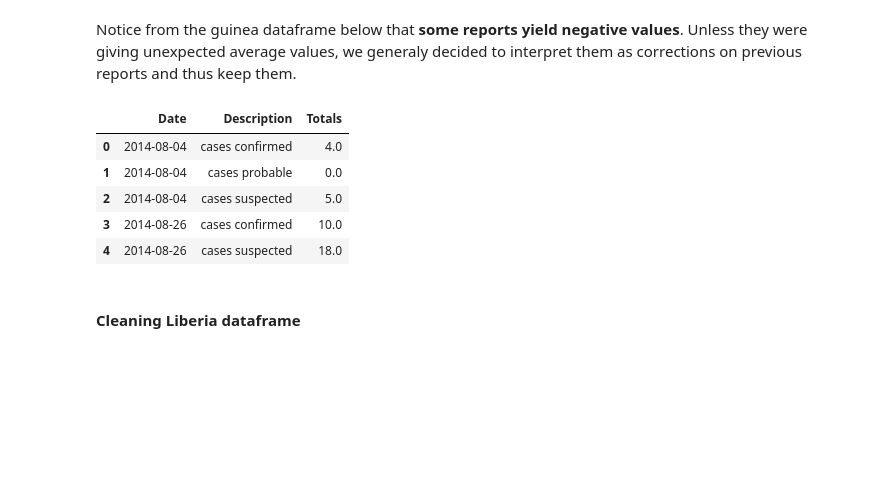
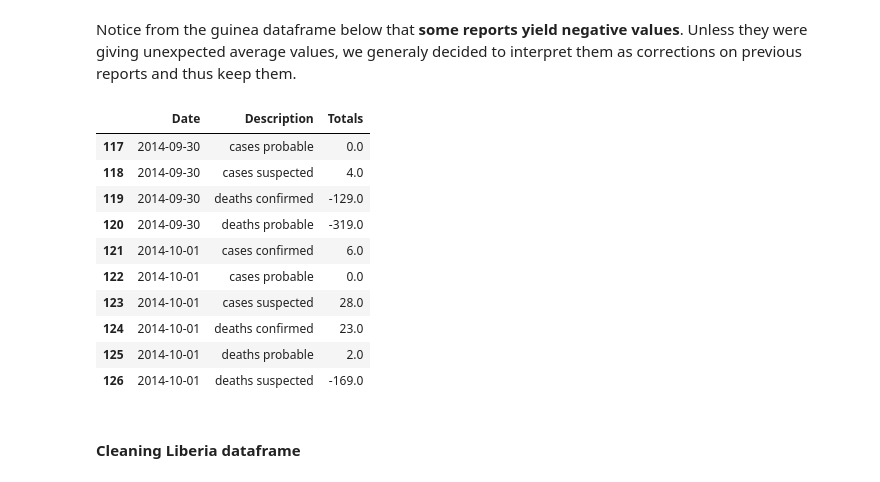
Before and after one commit to Amaumaury/ada-2017, a Jupyter notebook: Homework 1.ipynb, the cells around one changed output. Saved outputs shown, nothing was run; the diff lists cells and outputs as text; code cells hidden in the pictures; blank space fills up the shorter version.

```diff
--- a/Homework 1.ipynb
+++ b/Homework 1.ipynb
@@ -212,14 +215,19 @@ guinea_dataframe = clean_cum_guinea('deaths probable', guinea_dataframe)
 # %% [markdown]
 Notice from the guinea dataframe below that **some reports yield negative values**. Unless they were giving unexpected average values, we generaly decided to interpret them as corrections on previous reports and thus keep them.
 # %%
-guinea_dataframe.head()
+guinea_dataframe[-10:]
 # %% [output]
 |  | Date | Description | Totals |
-| 0 | 2014-08-04 | cases confirmed | 4.0 |
-| 1 | 2014-08-04 | cases probable | 0.0 |
-| 2 | 2014-08-04 | cases suspected | 5.0 |
-| 3 | 2014-08-26 | cases confirmed | 10.0 |
-| 4 | 2014-08-26 | cases suspected | 18.0 |
+| 117 | 2014-09-30 | cases probable | 0.0 |
+| 118 | 2014-09-30 | cases suspected | 4.0 |
+| 119 | 2014-09-30 | deaths confirmed | -129.0 |
+| 120 | 2014-09-30 | deaths probable | -319.0 |
+| 121 | 2014-10-01 | cases confirmed | 6.0 |
+| 122 | 2014-10-01 | cases probable | 0.0 |
+| 123 | 2014-10-01 | cases suspected | 28.0 |
+| 124 | 2014-10-01 | deaths confirmed | 23.0 |
+| 125 | 2014-10-01 | deaths probable | 2.0 |
+| 126 | 2014-10-01 | deaths suspected | -169.0 |
 # %% [markdown]
 #### Cleaning Liberia dataframe
 # %%
```
Also changed, not shown: parts of 5 cells of this notebook.
